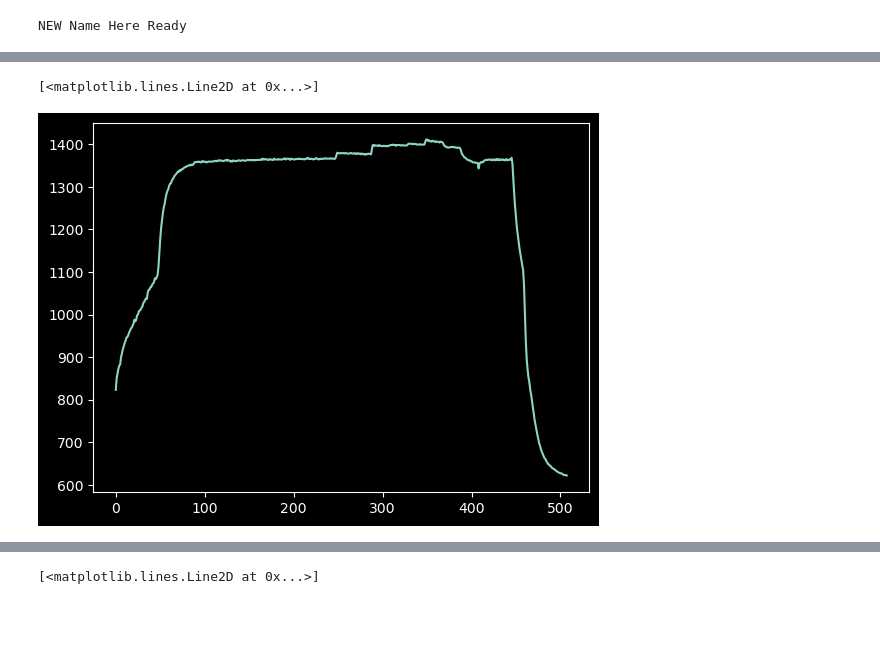
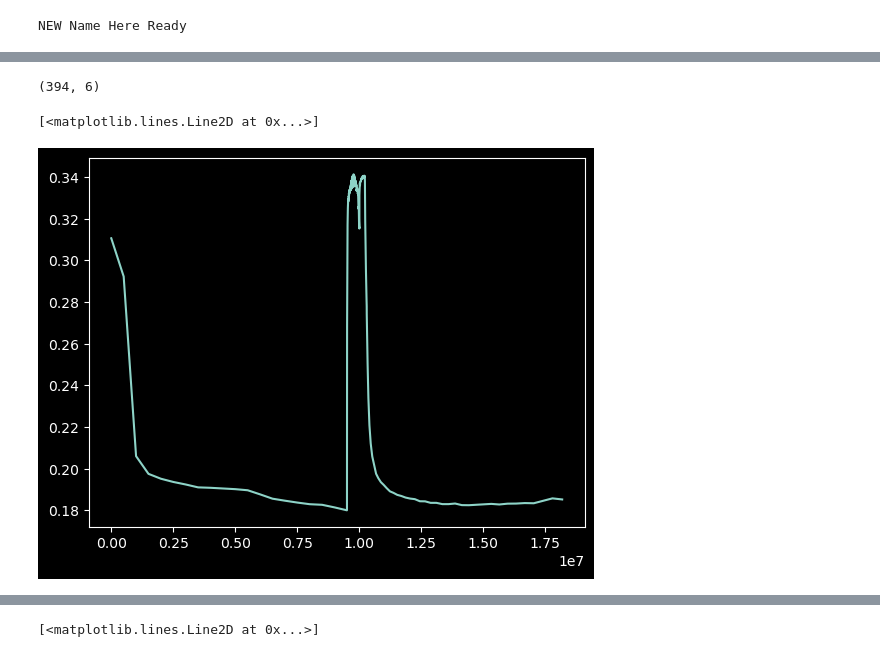
Before and after one commit to Jan-IngenHousz-Institute/ambit, a Jupyter notebook: sender.ipynb, the cells around one changed output, grey strips where cells are left out. Cells and saved outputs as stored; diff of their text form; code cells hidden in the pictures; blank space fills up the shorter version.

```diff
--- a/sender.ipynb
+++ b/sender.ipynb
@@ -131,5 +197,41 @@ plt.show()
+# %%
+plot_arr.shape
+# %% [output]
+(394, 6)
+# %%
+tl = []
+
+for x in range(20):
+    tl += [x * 500000]
+
+_z = tl[-1] + 1500
+for x in range(4):
+    tl += (np.arange(12) * 120 + x * 1500 + _z).tolist()
+
+_z = tl[-1] + 1500
+for x in range(200):
+    tl += [x * 1500 + _z]
+
+
+_z = tl[-1] + 1500
+for _ in range(8):
+    _z = tl[-1] + 1500
+    for x in range(20):
+        tl += [x * 1200 + _z]
+
+_z = tl[-1] + 1500
+for x in range(50):
+    tl += [x * 1500 * 4 + _z]
+
+
+_z = tl[-1] + 1500
+inv = 1000
+for x in range(40):
+    tl += [x * 1500 * 4 + x * inv + _z]
+    inv += 5000
 # %%
-plt.plot(plot_arr[:,0])
+plt.plot(tl[:], plot_arr[:, 0] / plot_arr[:, 1], '-')
+#plt.xscale('log')
 # %% [output]
 [<matplotlib.lines.Line2D at 0x...>]
-[figure, old version]
+[figure, new version]
```
Also changed, not shown: parts of 12 cells of this notebook, 8 other files.
